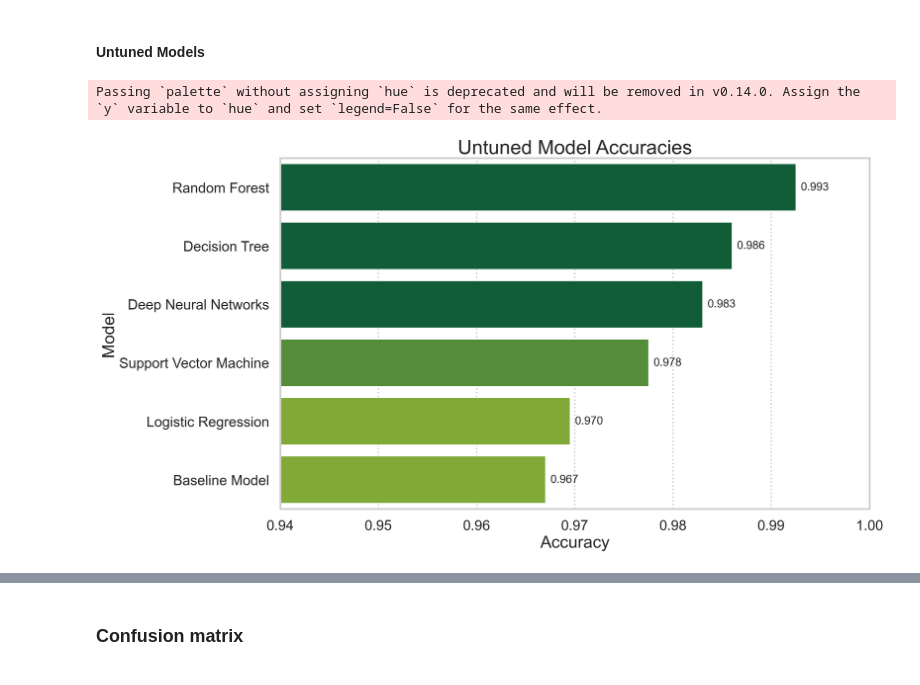
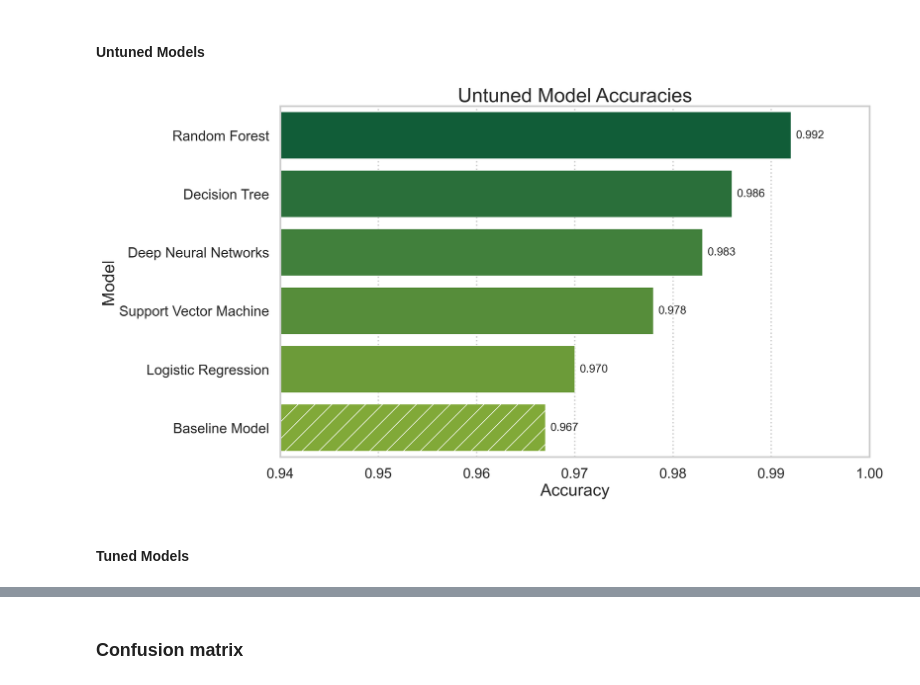
Before and after one commit to ToluAkinlabi/capstone_project_2, a Jupyter notebook: Solution.ipynb, the cells around one changed output, grey strips where cells are left out. Saved outputs shown, nothing was run; the diff lists cells and outputs as text; code cells hidden in the pictures.

```diff
--- a/Solution.ipynb
+++ b/Solution.ipynb
@@ -841,20 +816,26 @@ accuracy_df = pd.DataFrame({'model': ['Deep Neural Networks', 'Logistic Regressi
 ### Accuracy
 # %% [markdown]
 #### Untuned Models
+# %%
+# save accuracy into a dataframe
+rounded_accuracy = [round(x, 3) for x in [accuracy_nn, accuracy_log, accuracy_tree, accuracy_svm, accuracy_rf, accuracy_baseline]]
+accuracy_df = pd.DataFrame({'model': ['Deep Neural Networks', 'Logistic Regression', 'Decision Tree', 'Support Vector Machine', 'Random Forest', 'Baseline Model'],
+                            'accuracy': rounded_accuracy}).sort_values(by=['accuracy'], ascending=False)
 # %%
-colors = ['#046A38' if acc > 0.98 else palette_color for acc, palette_color in zip(accuracy_df['accuracy'], colors_from_values(accuracy_df['accuracy']))]
-
 plt.figure(figsize=(15,9))
-ax = sns.barplot(data=accuracy_df, x='accuracy', y='model', orient='h', palette=colors)
+ax = sns.barplot(data=accuracy_df, x='accuracy', y='model', orient='h', hue='model', palette=sns.color_palette('blend:#046A38,#86BC25'))
+baseline_model = ax.patches[-1]
+baseline_model.set_hatch('/')
 for container in ax.containers:
     ax.bar_label(container, padding=7, fontsize=16, fmt='%.3f')
 plt.title('Untuned Model Accuracies', fontsize=28)
 plt.xlabel('Accuracy', fontsize=24)
 plt.ylabel('Model', fontsize=24)
 plt.yticks(fontsize=20)
 plt.xticks(fontsize=20)
 plt.xlim(0.94, 1)
-plt.savefig('images/untuned_model_accuracy.svg', format='svg', bbox_inches='tight')
+plt.savefig('images/untuned_model_accuracy_smooth_gradient.svg', format='svg', bbox_inches='tight')
 # %% [output]
-Passing `palette` without assigning `hue` is deprecated and will be removed in v0.14.0. Assign the `y` variable to `hue` and set `legend=False` for the same effect.
-[figure, old version]
+[figure, new version]
+# %% [markdown]
+#### Tuned Models
```
Also changed, not shown: parts of 31 cells of this notebook, 5 other files.
